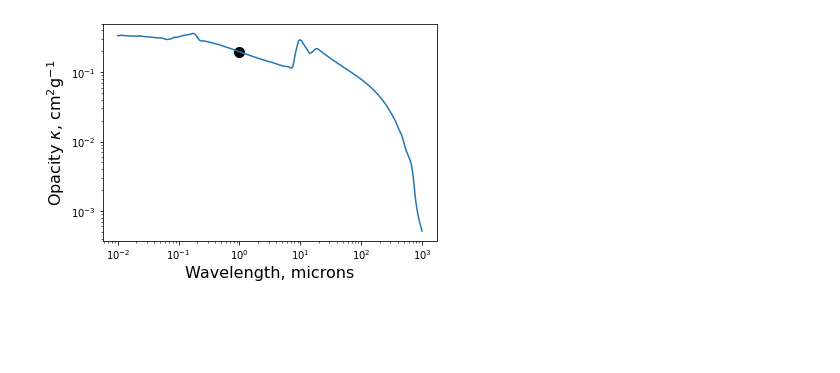
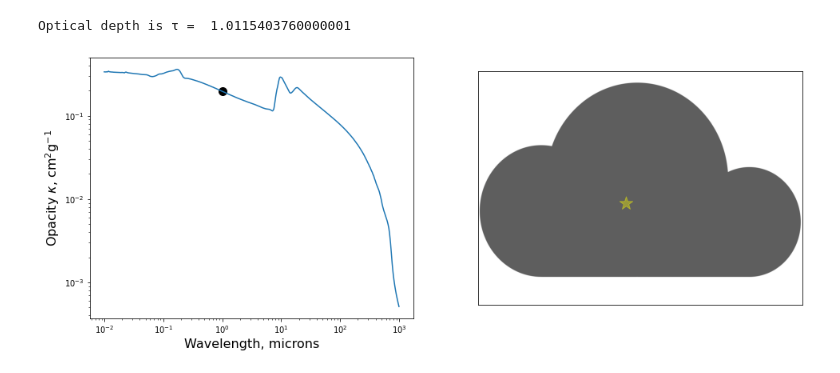
Before and after one commit to thaworth-qmul/EMRA_JupyterNotebooks, a Jupyter notebook: EMRA_L1_HiddenStar.ipynb, the cells around one changed output. Cells and saved outputs as stored; diff of their text form; code cells hidden in the pictures; blank space fills up the shorter version.

```diff
--- a/EMRA_L1_HiddenStar.ipynb
+++ b/EMRA_L1_HiddenStar.ipynb
@@ -35,27 +20,62 @@ CloudDensity = 1.e10
 # %%
 #
-# Get the opacity
+# Here you can specify your input values
 #
 
-#name of the file to open. This tells us the opacity as a function of wavelength for a realistic astrophysical cloud
+#Wavelength of observation (in microns)
+
+lambdaObs = 1.0
+
+#thickness of cloud (in parseces)
+
+CloudThickness = 10.0
+
+#Density of cloud (hydrogen atoms per cubic metre)
+CloudDensity = 1.e10
+
+
+#
+#
+
 opacityFile="./albedo.dat"
 
 #load the data from the file. I'm skipping the first two rows of the file as they are just text, not data
 opacityData=np.loadtxt(opacityFile, skiprows=2)
 
 #The units are in cm^2/g, so convert to the SI units that we use in this course
 opacityData[:,2] = opacityData[:,2]*1.e3/1.e4 #1.e3 converts /g to /kg and 1./1.e4 converts cm^2 to m^2
 
 #Interpolate over the opacity data to find out what the opacity is for the wavelength of observation specified
 f = interp1d(opacityData[:,0], opacityData[:,2])
 kappa=f(lambdaObs)
 
-#plot the opacity data and the value that will be used
-fig = plt.figure()
-plt.loglog(opacityData[:,0], opacityData[:,2])           #plot the opacity data
-plt.scatter(lambdaObs, kappa, color="black", s=100)    #plot the point we have chosen
-plt.ylabel("Opacity $\kappa$, cm$^2$g$^{-1}$", fontsize=16)
-plt.xlabel("Wavelength, microns", fontsize=16)
+mHydrogen = 1.67e-27       # mass of a single hydrogen atom
+parsecInMetres = 3.08e16   # 1 parsec, in metres
+
+#work out the optical depth
+tau = kappa * CloudDensity * mHydrogen * CloudThickness * parsecInMetres
+
+print("Optical depth is \u03C4 = ", tau)
+
+#And adjust the transparency of the star based on how optically thick/thin the cloud is
+StarAlpha = 1.0*np.exp(-tau)
+
+#pull a cloud image from the internet
+f="./Cloud.png"
+cloud = plt.imread(f)
+
+fig, (ax1, ax2) = plt.subplots(1, 2, figsize=(16,6))
+ax1.loglog(opacityData[:,0], opacityData[:,2])           #plot the opacity data
+ax1.scatter(lambdaObs, kappa, color="black", s=100)    #plot the point we have chosen
+ax1.set_ylabel("Opacity $\kappa$, cm$^2$g$^{-1}$", fontsize=16)
+ax1.set_xlabel("Wavelength, microns", fontsize=16)
+ax2.set_xlim(1,986)
+ax2.set_ylim(708,1)
+ax2.set_xticks([])
+ax2.set_yticks([])
+ax2.scatter(450,400, marker='*', color="yellow", s=300, alpha=StarAlpha)
+ax2.imshow(cloud)
 plt.show()
 # %% [output]
+Optical depth is τ =  1.0115403760000001
-[figure, old version]
+[figure, new version]
```
Also changed, not shown: parts of 3 cells of this notebook.
